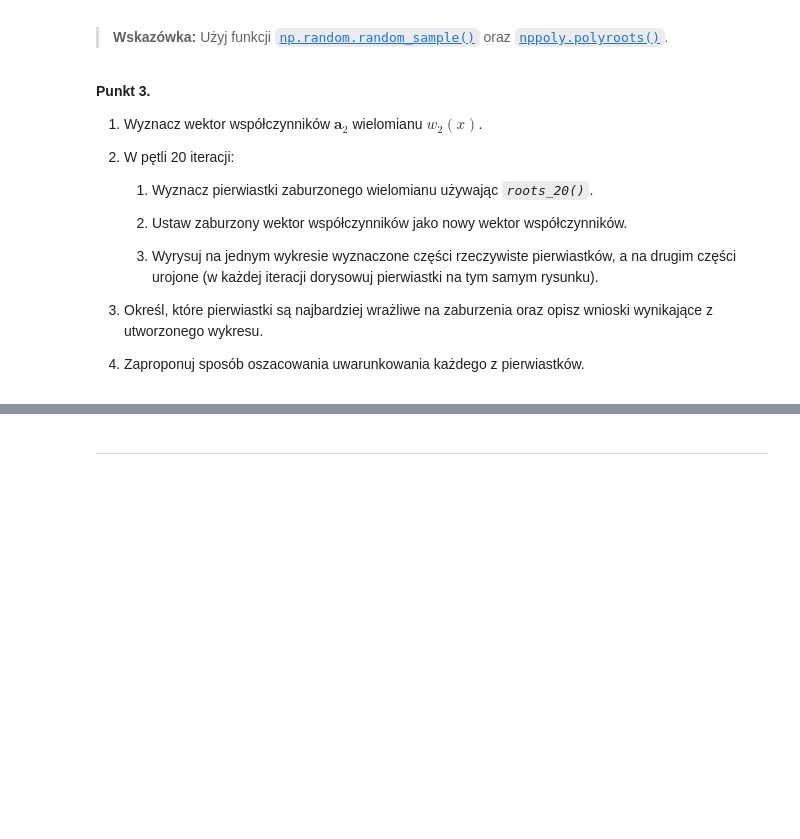
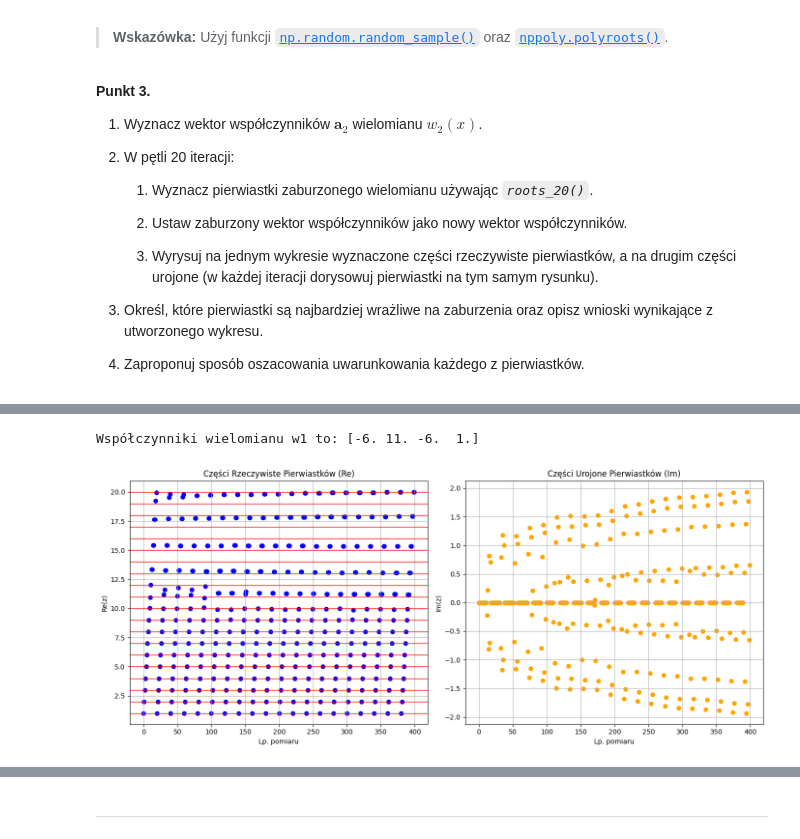
Before and after one commit to MN-KJ-2025/lab-7-pierwiastki-Jakub0071, a Jupyter notebook: sprawozdanie.ipynb, the cells around one changed output, grey strips where cells are left out. Saved outputs shown, nothing was run; the diff lists cells and outputs as text; code cells hidden in the pictures; blank space fills up the shorter version.

```diff
--- a/sprawozdanie.ipynb
+++ b/sprawozdanie.ipynb
@@ -230,0 +107,46 @@ Na podstawie wykresu można zaproponować praktyczny sposób oceny uwarunkowania
+# %%
+# ===== Twoja implementacja tutaj =====
+from main import roots_20
+wsp = nppoly.polyfromroots([1,2,3])
+print(f'Współczynniki wielomianu w1 to: {wsp}')
+#Punkt 2
+idealne_pierwiastki = np.arange(1, 21)
+wspolczynniki_w2 = nppoly.polyfromroots(idealne_pierwiastki)
+
+roots_re = []
+roots_im = []
+
+aktualne_wsp = wspolczynniki_w2.copy()
+
+for i in range(20):
+    wynik = roots_20(aktualne_wsp)
+
+    nowe_wsp, pierwiastki = wynik
+
+    aktualne_wsp = nowe_wsp
+
+    roots_re.extend(pierwiastki.real)
+    roots_im.extend(pierwiastki.imag)
+
+fig, (ax1, ax2) = plt.subplots(1, 2, figsize=(14, 6))
+
+ax1.scatter(range(len(roots_re)), roots_re, color='blue')
+ax1.set_title("Części Rzeczywiste Pierwiastków (Re)")
+ax1.set_ylabel("Re(z)")
+ax1.set_xlabel("Lp. pomiaru")
+ax1.grid(True)
+
+for root in idealne_pierwiastki:
+    ax1.axhline(root, color='red', linewidth=1)
+
+ax2.scatter(range(len(roots_im)), roots_im, color='orange')
+ax2.set_title("Części Urojone Pierwiastków (Im)")
+ax2.set_ylabel("Im(z)")
+ax2.set_xlabel("Lp. pomiaru")
+ax2.grid(True)
+
+plt.tight_layout()
+plt.show()
+# %% [output]
+Współczynniki wielomianu w1 to: [-6. 11. -6.  1.]
+[figure, added]
```
Also changed, not shown: parts of 9 cells of this notebook.
